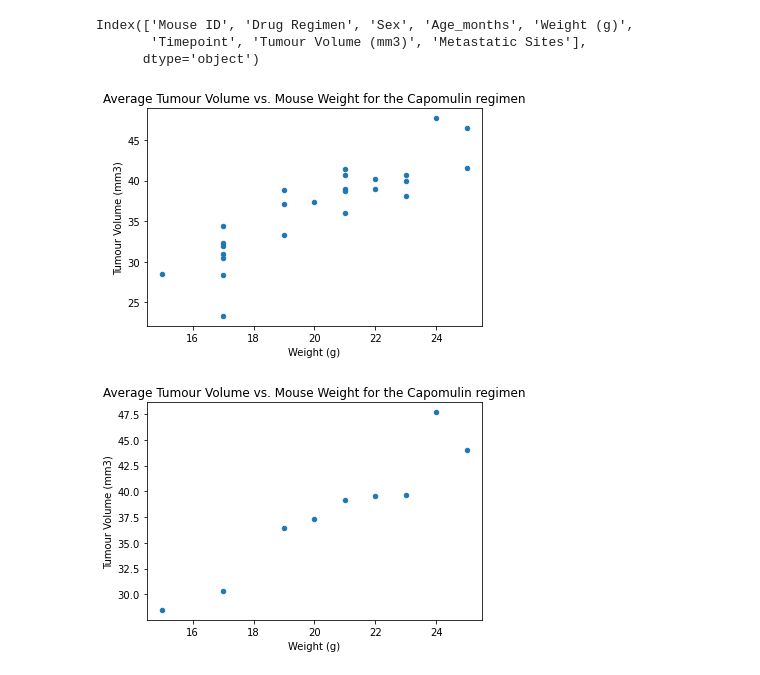
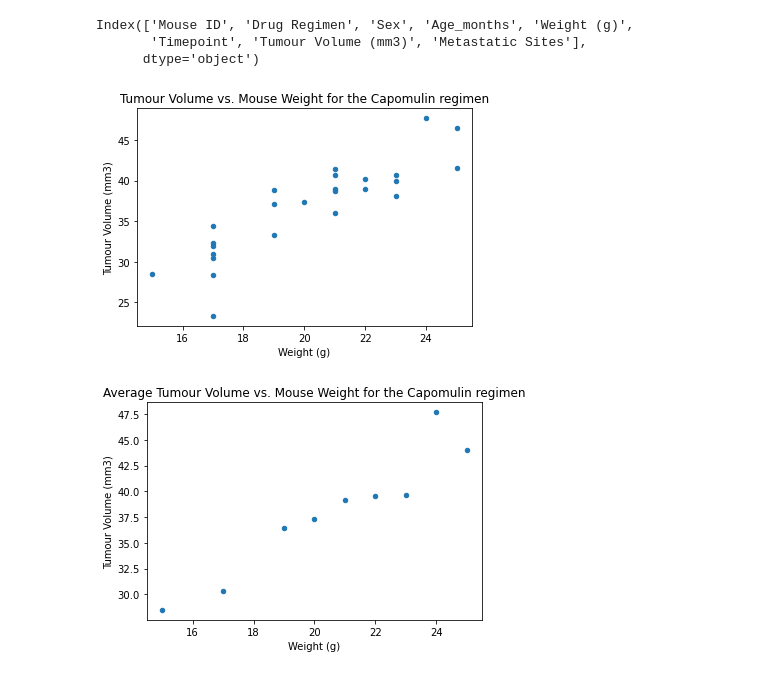
Before and after one commit to Shaunisme/matplotlib-challenge, a Jupyter notebook: Pymaceuticals/pymaceuticals.ipynb, the cells around one changed output. Cells and saved outputs as stored; diff of their text form; code cells hidden in the pictures.

```diff
--- a/Pymaceuticals/pymaceuticals.ipynb
+++ b/Pymaceuticals/pymaceuticals.ipynb
@@ -289,13 +289,13 @@ Index(['Mouse ID', 'Drug Regimen', 'Sex', 'Age_months', 'Weight (g)',
        'Timepoint', 'Tumour Volume (mm3)', 'Metastatic Sites'],
       dtype='object')
 # %%
-""" # Generate a scatter plot of average tumour volume vs. mouse weight for the Capomulin regimen
-tumour_vol_df=merge_df[['Weight (g)','Tumour Volume (mm3)']].loc[merge_df['Drug Regimen'] == 'Capomulin']
-tumour_vol_df.plot.scatter(x='Weight (g)',y='Tumour Volume (mm3)')
-plt.title('Average Tumour Volume vs. Mouse Weight for the Capomulin regimen')
-plt.show() """
+# Generate a scatter plot of average tumour volume vs. mouse weight for the Capomulin regimen
+#tumour_vol_df=merge_df[['Weight (g)','Tumour Volume (mm3)']].loc[merge_df['Drug Regimen'] == 'Capomulin']
+#tumour_vol_df.plot.scatter(x='Weight (g)',y='Tumour Volume (mm3)')
+#plt.title('Tumour Volume vs. Mouse Weight for the Capomulin regimen')
+#plt.show()
 # %% [output]
-[figure, old version]
+[figure, new version]
 # %%
 tumour_vol_df=merge_df[['Weight (g)','Tumour Volume (mm3)']].loc[merge_df['Drug Regimen'] == 'Capomulin']
 groupby_tumour_vol=tumour_vol_df.groupby('Weight (g)').mean()
```
Also changed, not shown: parts of 3 cells of this notebook.
